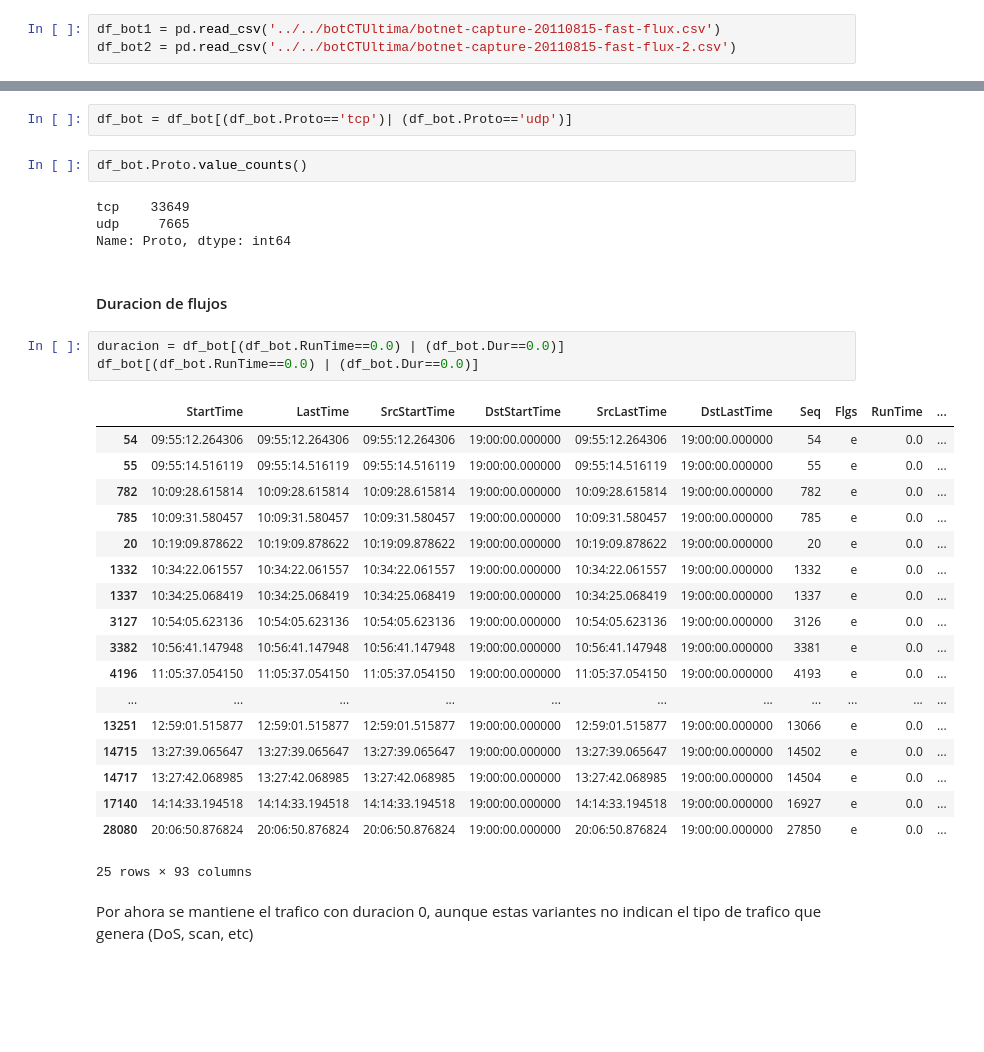
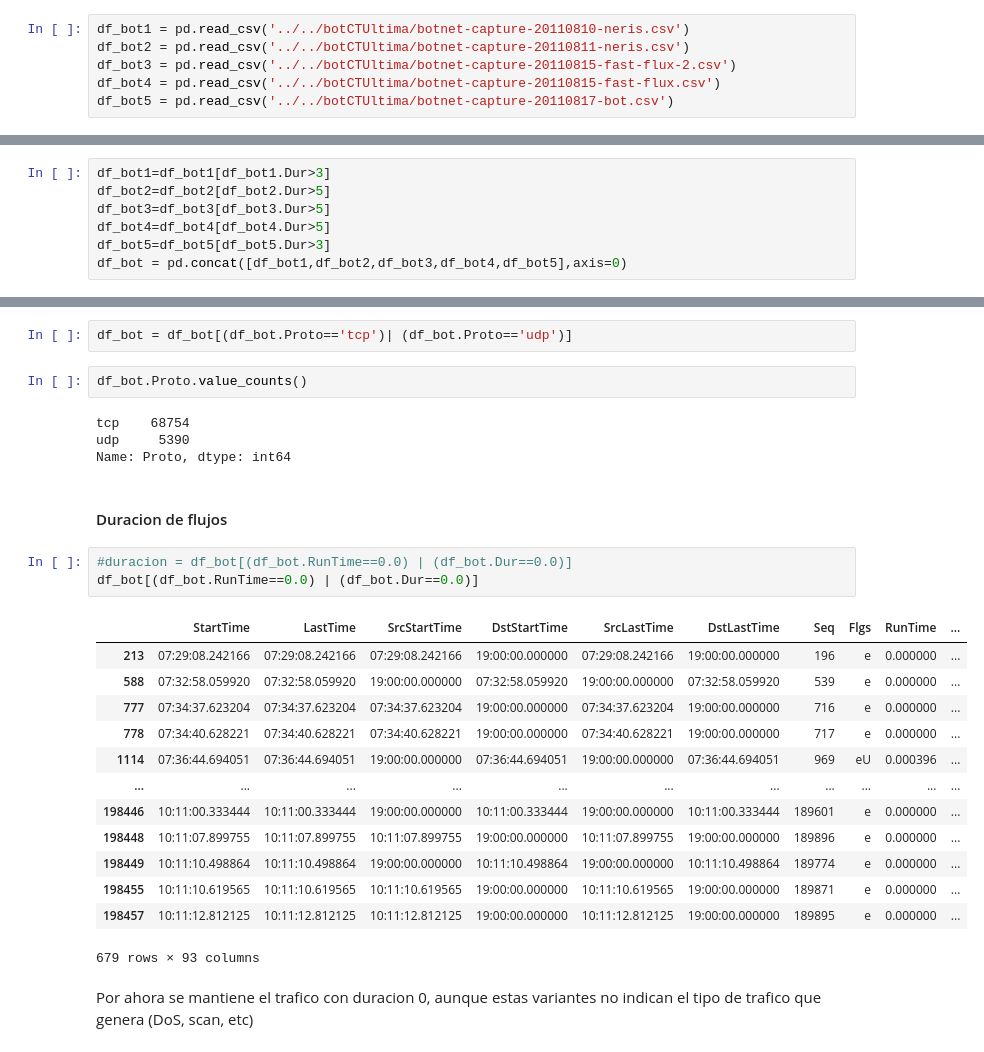
Before and after one commit to soyMA05/Clasiffication_TrafficSDN2, a Jupyter notebook: Fase2/limpieza_botnet.ipynb, the cells around one changed output, grey strips where cells are left out. Cells and saved outputs as stored; diff of their text form; blank space fills up the shorter version.

```diff
--- a/Fase2/limpieza_botnet.ipynb
+++ b/Fase2/limpieza_botnet.ipynb
@@ -23,5 +23,8 @@ def eliminar_filasvaloresDesconocidos(_daframe:pd.DataFrame, _dfilasConsulta:pd.
 # %% [markdown]
 # Importacion de datos
 # %%
-df_bot1 = pd.read_csv('../../botCTUltima/botnet-capture-20110815-fast-flux.csv')
-df_bot2 = pd.read_csv('../../botCTUltima/botnet-capture-20110815-fast-flux-2.csv')
+df_bot1 = pd.read_csv('../../botCTUltima/botnet-capture-20110810-neris.csv')
+df_bot2 = pd.read_csv('../../botCTUltima/botnet-capture-20110811-neris.csv')
+df_bot3 = pd.read_csv('../../botCTUltima/botnet-capture-20110815-fast-flux-2.csv')
+df_bot4 = pd.read_csv('../../botCTUltima/botnet-capture-20110815-fast-flux.csv')
+df_bot5 = pd.read_csv('../../botCTUltima/botnet-capture-20110817-bot.csv')
@@ -32,3 +124,10 @@ df_bot.to_csv('../../araDataFin/unclean/botnet.csv', index=False)
+# %%
+df_bot1=df_bot1[df_bot1.Dur>3]
+df_bot2=df_bot2[df_bot2.Dur>5]
+df_bot3=df_bot3[df_bot3.Dur>5]
+df_bot4=df_bot4[df_bot4.Dur>5]
+df_bot5=df_bot5[df_bot5.Dur>3]
+df_bot = pd.concat([df_bot1,df_bot2,df_bot3,df_bot4,df_bot5],axis=0)
 # %% [markdown]
 # 1. Limpieza de datos
 # %% [markdown]
@@ -87,33 +185,28 @@ df_bot = df_bot[(df_bot.Proto=='tcp')| (df_bot.Proto=='udp')]
 # %%
 df_bot.Proto.value_counts()
 # %% [output]
-tcp    33649
-udp     7665
+tcp    68754
+udp     5390
 Name: Proto, dtype: int64
 # %% [markdown]
 #### Duracion de flujos
 # %%
-duracion = df_bot[(df_bot.RunTime==0.0) | (df_bot.Dur==0.0)]
+#duracion = df_bot[(df_bot.RunTime==0.0) | (df_bot.Dur==0.0)]
 df_bot[(df_bot.RunTime==0.0) | (df_bot.Dur==0.0)]
 # %% [output]
 |  | StartTime | LastTime | SrcStartTime | DstStartTime | SrcLastTime | DstLastTime | Seq | Flgs | RunTime | ... |
-| 54 | 09:55:12.264306 | 09:55:12.264306 | 09:55:12.264306 | 19:00:00.000000 | 09:55:12.264306 | 19:00:00.000000 | 54 | e | 0.0 | ... |
-| 55 | 09:55:14.516119 | 09:55:14.516119 | 09:55:14.516119 | 19:00:00.000000 | 09:55:14.516119 | 19:00:00.000000 | 55 | e | 0.0 | ... |
-| 782 | 10:09:28.615814 | 10:09:28.615814 | 10:09:28.615814 | 19:00:00.000000 | 10:09:28.615814 | 19:00:00.000000 | 782 | e | 0.0 | ... |
-| 785 | 10:09:31.580457 | 10:09:31.580457 | 10:09:31.580457 | 19:00:00.000000 | 10:09:31.580457 | 19:00:00.000000 | 785 | e | 0.0 | ... |
-| 20 | 10:19:09.878622 | 10:19:09.878622 | 10:19:09.878622 | 19:00:00.000000 | 10:19:09.878622 | 19:00:00.000000 | 20 | e | 0.0 | ... |
-| 1332 | 10:34:22.061557 | 10:34:22.061557 | 10:34:22.061557 | 19:00:00.000000 | 10:34:22.061557 | 19:00:00.000000 | 1332 | e | 0.0 | ... |
-| 1337 | 10:34:25.068419 | 10:34:25.068419 | 10:34:25.068419 | 19:00:00.000000 | 10:34:25.068419 | 19:00:00.000000 | 1337 | e | 0.0 | ... |
-| 3127 | 10:54:05.623136 | 10:54:05.623136 | 10:54:05.623136 | 19:00:00.000000 | 10:54:05.623136 | 19:00:00.000000 | 3126 | e | 0.0 | ... |
-| 3382 | 10:56:41.147948 | 10:56:41.147948 | 10:56:41.147948 | 19:00:00.000000 | 10:56:41.147948 | 19:00:00.000000 | 3381 | e | 0.0 | ... |
-| 4196 | 11:05:37.054150 | 11:05:37.054150 | 11:05:37.054150 | 19:00:00.000000 | 11:05:37.054150 | 19:00:00.000000 | 4193 | e | 0.0 | ... |
+| 213 | 07:29:08.242166 | 07:29:08.242166 | 07:29:08.242166 | 19:00:00.000000 | 07:29:08.242166 | 19:00:00.000000 | 196 | e | 0.000000 | ... |
+| 588 | 07:32:58.059920 | 07:32:58.059920 | 19:00:00.000000 | 07:32:58.059920 | 19:00:00.000000 | 07:32:58.059920 | 539 | e | 0.000000 | ... |
+| 777 | 07:34:37.623204 | 07:34:37.623204 | 07:34:37.623204 | 19:00:00.000000 | 07:34:37.623204 | 19:00:00.000000 | 716 | e | 0.000000 | ... |
+| 778 | 07:34:40.628221 | 07:34:40.628221 | 07:34:40.628221 | 19:00:00.000000 | 07:34:40.628221 | 19:00:00.000000 | 717 | e | 0.000000 | ... |
+| 1114 | 07:36:44.694051 | 07:36:44.694051 | 19:00:00.000000 | 07:36:44.694051 | 19:00:00.000000 | 07:36:44.694051 | 969 | eU | 0.000396 | ... |
 | ... | ... | ... | ... | ... | ... | ... | ... | ... | ... | ... |
-| 13251 | 12:59:01.515877 | 12:59:01.515877 | 12:59:01.515877 | 19:00:00.000000 | 12:59:01.515877 | 19:00:00.000000 | 13066 | e | 0.0 | ... |
-| 14715 | 13:27:39.065647 | 13:27:39.065647 | 13:27:39.065647 | 19:00:00.000000 | 13:27:39.065647 | 19:00:00.000000 | 14502 | e | 0.0 | ... |
-| 14717 | 13:27:42.068985 | 13:27:42.068985 | 13:27:42.068985 | 19:00:00.000000 | 13:27:42.068985 | 19:00:00.000000 | 14504 | e | 0.0 | ... |
-| 17140 | 14:14:33.194518 | 14:14:33.194518 | 14:14:33.194518 | 19:00:00.000000 | 14:14:33.194518 | 19:00:00.000000 | 16927 | e | 0.0 | ... |
-| 28080 | 20:06:50.876824 | 20:06:50.876824 | 20:06:50.876824 | 19:00:00.000000 | 20:06:50.876824 | 19:00:00.000000 | 27850 | e | 0.0 | ... |
+| 198446 | 10:11:00.333444 | 10:11:00.333444 | 19:00:00.000000 | 10:11:00.333444 | 19:00:00.000000 | 10:11:00.333444 | 189601 | e | 0.000000 | ... |
+| 198448 | 10:11:07.899755 | 10:11:07.899755 | 10:11:07.899755 | 19:00:00.000000 | 10:11:07.899755 | 19:00:00.000000 | 189896 | e | 0.000000 | ... |
+| 198449 | 10:11:10.498864 | 10:11:10.498864 | 19:00:00.000000 | 10:11:10.498864 | 19:00:00.000000 | 10:11:10.498864 | 189774 | e | 0.000000 | ... |
+| 198455 | 10:11:10.619565 | 10:11:10.619565 | 10:11:10.619565 | 19:00:00.000000 | 10:11:10.619565 | 19:00:00.000000 | 189871 | e | 0.000000 | ... |
+| 198457 | 10:11:12.812125 | 10:11:12.812125 | 10:11:12.812125 | 19:00:00.000000 | 10:11:12.812125 | 19:00:00.000000 | 189895 | e | 0.000000 | ... |
-25 rows × 93 columns
+679 rows × 93 columns
 # %% [markdown]
 Por ahora se mantiene el trafico con duracion 0, aunque estas variantes no indican el tipo de trafico que genera (DoS, scan, etc)
 # %% [markdown]
```
Also changed, not shown: parts of 25 cells of this notebook.
